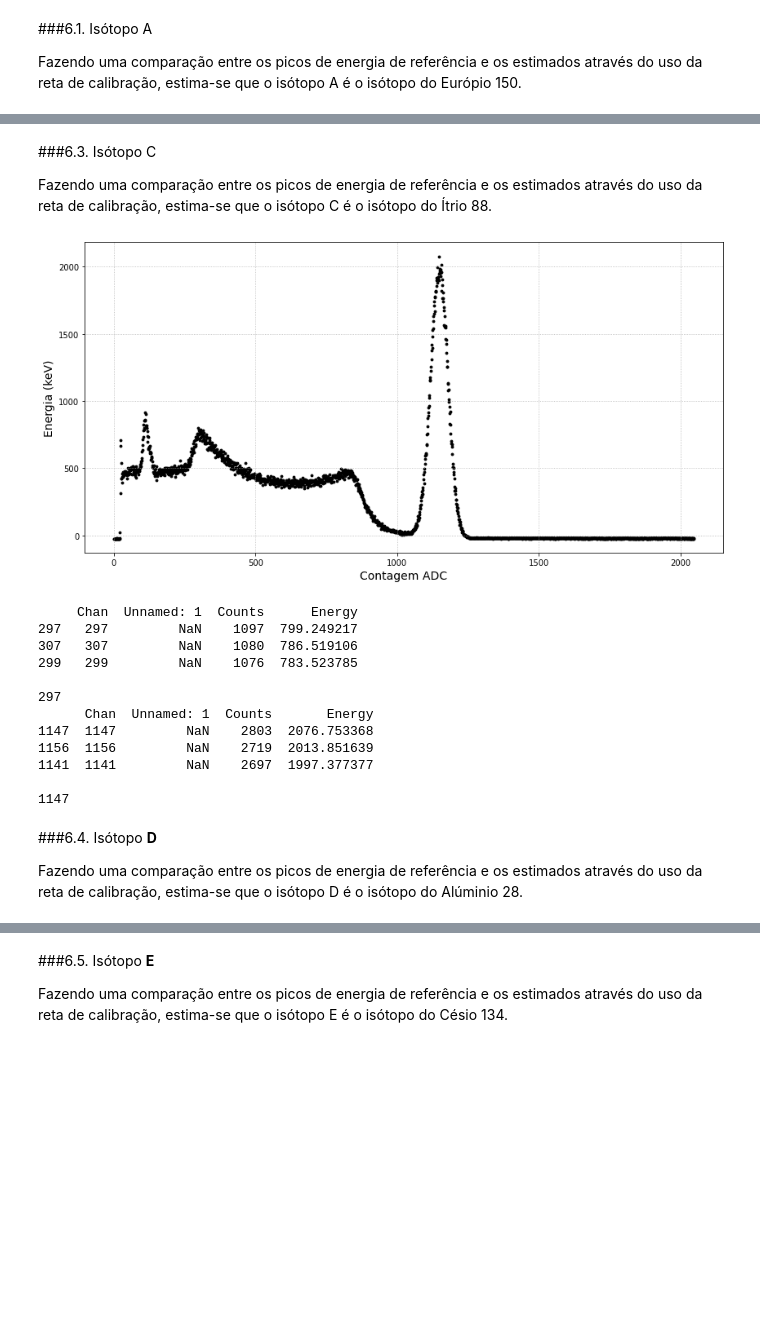
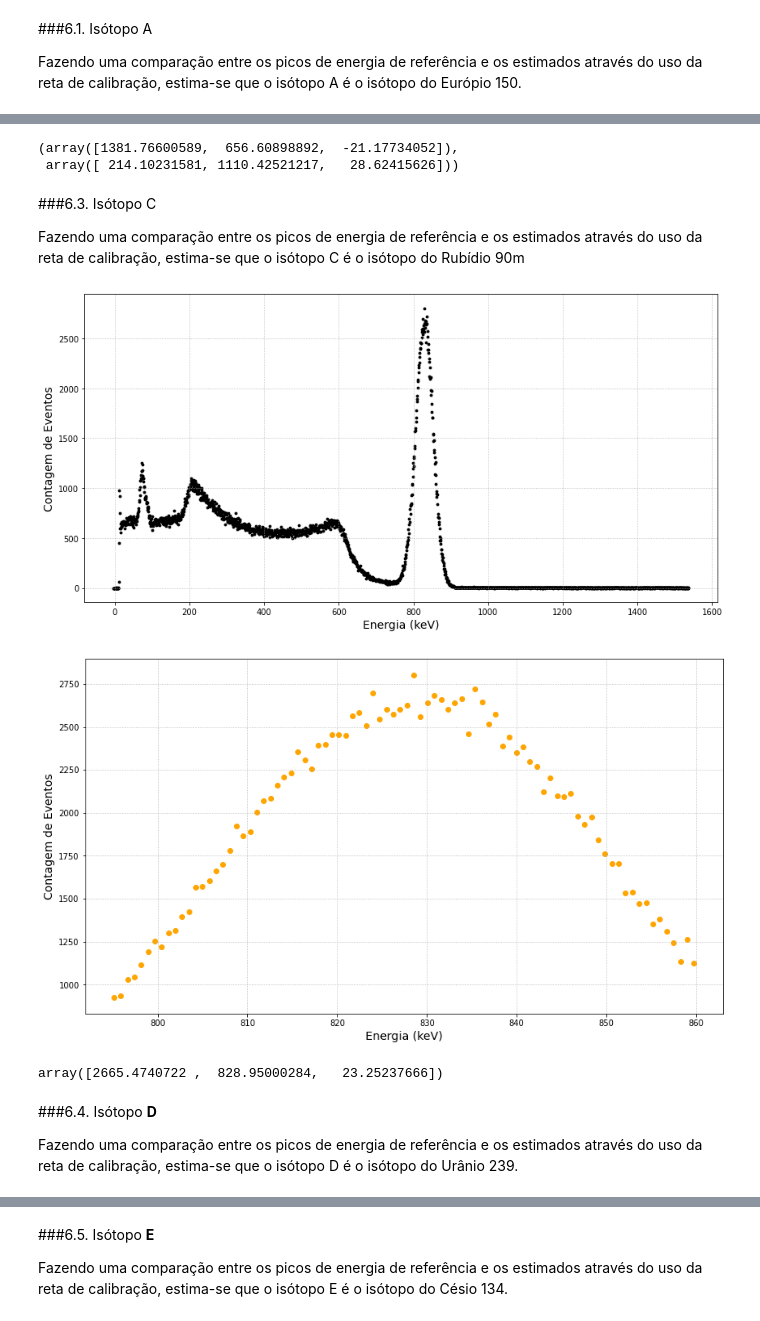
Before and after one commit to goulartsursula/DisciplinasUERJ, a Jupyter notebook: Estrutura da Materia 3/EspectroscopiaGama.ipynb, the cells around one changed output, grey strips where cells are left out. Cells and saved outputs as stored; diff of their text form; code cells hidden in the pictures; blank space fills up the shorter version.

```diff
--- a/Estrutura da Materia 3/EspectroscopiaGama.ipynb
+++ b/Estrutura da Materia 3/EspectroscopiaGama.ipynb
@@ -449,0 +456,16 @@ plt.grid(linestyle='dotted')
+# %%
+means = [popt1Na22[1], popt2Na22[1], poptCs137[1], popt1Ba133[1], popt2Ba133[1]]
+sigmas = [popt1Na22[2], popt2Na22[2], poptCs137[2], popt1Ba133[2], popt2Ba133[2]]
+energy = [ 511, 1275, 662, 81, 353 ] #Energia de referência
+
+coef1, covar1 = np.polyfit(means, energy, 2, cov=True)
+p = np.poly1d(coef1)
+
+fig = plt.subplots(figsize=(14,8))
+x_reta = np.linspace(70, 1800)
+plt.scatter(means, energy)
+plt.plot(x_reta, p(x_reta), color='black', label='Reta ajustada')
+plt.xlabel('Contagem de Eventos', fontsize='14')
+plt.ylabel('Energia (keV)', fontsize='14')
+plt.legend(fontsize='12')
+plt.grid(linestyle='dotted')
@@ -534,37 +602,30 @@ peak2B = dataB.iloc[dataB.loc[1400:1600]['Energy'].idxmax()]['Chan']
+# %%
+popt1B, popt2B
+# %% [output]
+(array([1381.76600589,  656.60898892,  -21.17734052]),
+ array([ 214.10231581, 1110.42521217,   28.62415626]))
 # %% [markdown]
 ###6.3. Isótopo C
 
-Fazendo uma comparação entre os picos de energia de referência e os estimados através do uso da reta de calibração, estima-se que o isótopo C é o isótopo do Ítrio 88.
+Fazendo uma comparação entre os picos de energia de referência e os estimados através do uso da reta de calibração, estima-se que o isótopo C é o isótopo do Rubídio 90m
 # %%
 dataC = pd.read_table('C.tsv', skiprows=18)
-dataC['Energy'] = coef[0]*dataC['Counts'] + coef[1]
+dataC['Energy'] = coef1[0]*np.power(dataC['Chan'], 2) + coef1[1]*dataC['Chan'] + coef1[2]
 
 fig, ax = plt.subplots(figsize=(14,7))
-plt.scatter(dataC['Chan'], dataC['Energy'], s=8, color='black')
-plt.xlabel('Contagem ADC', fontsize='14')
-plt.ylabel('Energia (keV)', fontsize='14')
+plt.scatter(dataC['Energy'], dataC['Counts'], s=8, color='black')
+plt.xlabel('Energia (keV)', fontsize='14')
+plt.ylabel('Contagem de Eventos', fontsize='14')
 #ax.text(1400, 1750, 'A', bbox=dict(boxstyle='round', facecolor='white', alpha=0.5))
 plt.grid(linestyle='dotted')
 # %% [output]
-[figure, old version]
+[figure, new version]
-# %%
-print(dataC.loc[250:500].nlargest(3, 'Energy'),'\n')
-print(dataC.loc[250:500]['Energy'].idxmax())
-peak2C = dataC.iloc[dataC.loc[250:500]['Energy'].idxmax()]['Chan']
-
-print(dataC.loc[1000:1300].nlargest(3, 'Energy'),'\n')
-print(dataC.loc[1000:1300]['Energy'].idxmax())
-peak3C = dataC.iloc[dataC.loc[1000:1300]['Energy'].idxmax()]['Chan']
-# %% [output]
-     Chan  Unnamed: 1  Counts      Energy
-297   297         NaN    1097  799.249217
-307   307         NaN    1080  786.519106
-299   299         NaN    1076  783.523785
-
-297
-      Chan  Unnamed: 1  Counts       Energy
-1147  1147         NaN    2803  2076.753368
-1156  1156         NaN    2719  2013.851639
-1141  1141         NaN    2697  1997.377377
-
-1147
+# %%
+dataC_peak_1 = dataC[(dataC['Energy']>=795)&(dataC['Energy']<=860)]
+fig = plt.subplots(figsize=(14,8))
+plt.scatter(dataC_peak_1['Energy'], dataC_peak_1['Counts'], c='orange')
+plt.xlabel('Energia (keV)', fontsize='14')
+plt.ylabel('Contagem de Eventos', fontsize='14')
+plt.grid(linestyle='dotted')
+# %% [output]
+[figure, added]
@@ -571,6 +642,10 @@ peak3C = dataC.iloc[dataC.loc[1000:1300]['Energy'].idxmax()]['Chan']
+# %%
+poptC
+# %% [output]
+array([2665.4740722 ,  828.95000284,   23.25237666])
 # %% [markdown]
 ###6.4. Isótopo **D**
 
-Fazendo uma comparação entre os picos de energia de referência e os estimados através do uso da reta de calibração, estima-se que o isótopo D é o isótopo do Alúminio 28.
+Fazendo uma comparação entre os picos de energia de referência e os estimados através do uso da reta de calibração, estima-se que o isótopo D é o isótopo do Urânio 239.
 # %%
 dataD = pd.read_table('D.tsv', skiprows=18)
```
Also changed, not shown: parts of 21 cells of this notebook.
